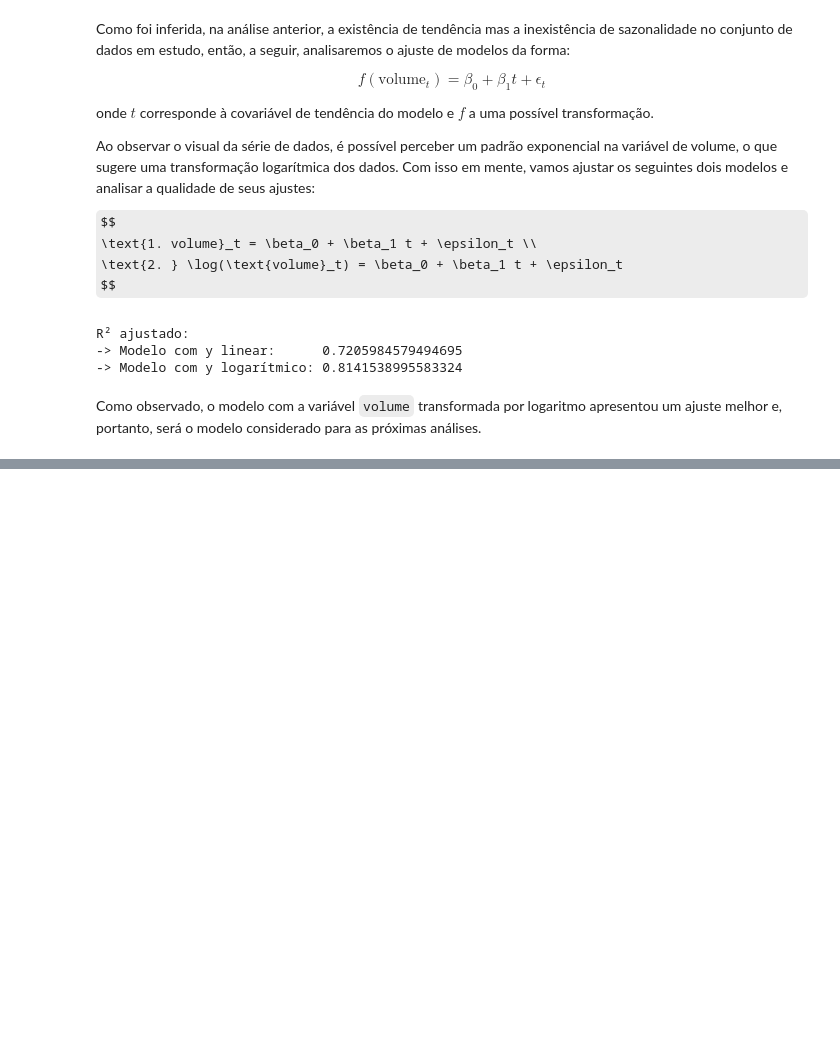
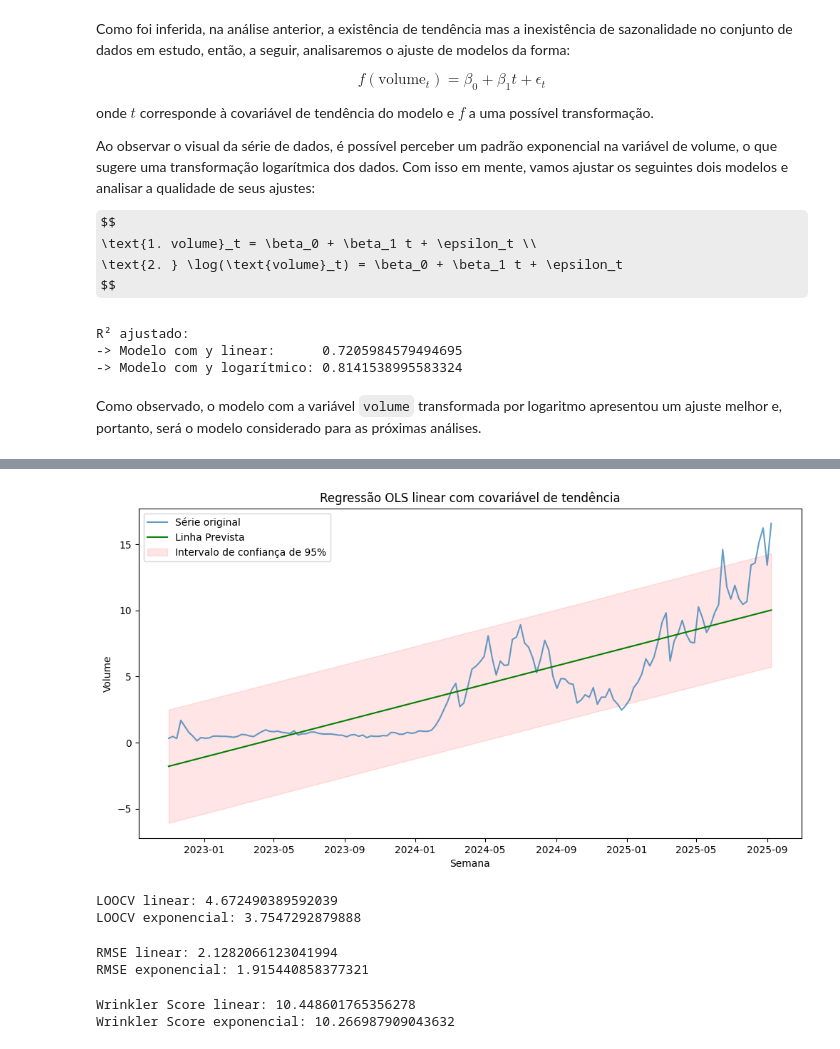
Before and after one commit to PedroPHC25/Time-Series-A1, a Jupyter notebook: pedro/relatorio.ipynb, the cells around one changed output, grey strips where cells are left out. Cells and saved outputs as stored; diff of their text form; code cells hidden in the pictures; some formulas as TeX source; blank space fills up the shorter version.

```diff
--- a/pedro/relatorio.ipynb
+++ b/pedro/relatorio.ipynb
@@ -187,0 +213,41 @@ plt.show()
+# %%
+predictions_summary = ols_model_linear.get_prediction(X).summary_frame(alpha = 0.05)
+y_upper = predictions_summary["obs_ci_upper"]
+y_lower = predictions_summary["obs_ci_lower"]
+
+y_mean = predictions_summary["mean"]
+
+plt.figure(figsize = (12, 6))
+plt.plot(data_series.index, data_series, label = 'Série original', alpha = 0.7)
+plt.plot(data_series.index, y_mean, color = 'green', linestyle = '-', label = 'Linha Prevista')
+plt.fill_between(data_series.index, y_lower, y_upper, color = "red", alpha = 0.1, label = "Intervalo de confiança de 95%")
+plt.title('Regressão OLS linear com covariável de tendência')
+plt.xlabel('Semana')
+plt.ylabel('Volume')
+plt.legend()
+plt.show()
+# %% [output]
+[figure, added]
+# %%
+H = X @ np.linalg.inv(X.T @ X) @ X.T
+
+residuals_ols_linear = ols_model_linear.resid
+residuals_ols_exponential = predicted_original_scale_corrected - original_y.values
+
+loocv_linear = (1/data_series.size) * np.sum((residuals_ols_linear/(1 - np.diag(H)))**2)
+loocv_exponential = (1/data_series.size) * np.sum((residuals_ols_exponential/(1 - np.diag(H)))**2)
+
+print("LOOCV linear:", loocv_linear)
+print("LOOCV exponencial:", loocv_exponential)
+# %% [output]
+LOOCV linear: 4.672490389592039
+LOOCV exponencial: 3.7547292879888
+# %%
+rmse_ols_linear = np.sqrt(np.mean(residuals_ols_linear**2))
+rmse_ols_exponential = np.sqrt(np.mean(residuals_ols_exponential**2))
+
+print("RMSE linear:", rmse_ols_linear)
+print("RMSE exponencial:", rmse_ols_exponential)
+# %% [output]
+RMSE linear: 2.1282066123041994
+RMSE exponencial: 1.915440858377321
@@ -187,0 +272,17 @@ plt.show()
+# %%
+predictions_summary_linear = ols_model_linear.get_prediction(X).summary_frame(alpha = 0.05)
+y_upper_linear = predictions_summary_linear["obs_ci_upper"]
+y_lower_linear = predictions_summary_linear["obs_ci_lower"]
+
+predictions_summary_exponential = ols_model_exponential.get_prediction(X).summary_frame(alpha = 0.05)
+y_upper_exponential = np.exp(predictions_summary_exponential["obs_ci_upper"])
+y_lower_exponential = np.exp(predictions_summary_exponential["obs_ci_lower"])
+
+wrinkler_score_ols_linear = winkler_score(data_series.values, y_lower_linear, y_upper_linear)
+wrinkler_score_ols_exponential = winkler_score(data_series.values, y_lower_exponential, y_upper_exponential)
+
+print("Wrinkler Score linear:", wrinkler_score_ols_linear)
+print("Wrinkler Score exponencial:", wrinkler_score_ols_exponential)
+# %% [output]
+Wrinkler Score linear: 10.448601765356278
+Wrinkler Score exponencial: 10.266987909043632
```
Also changed, not shown: parts of 3 cells of this notebook, 1 other file.
